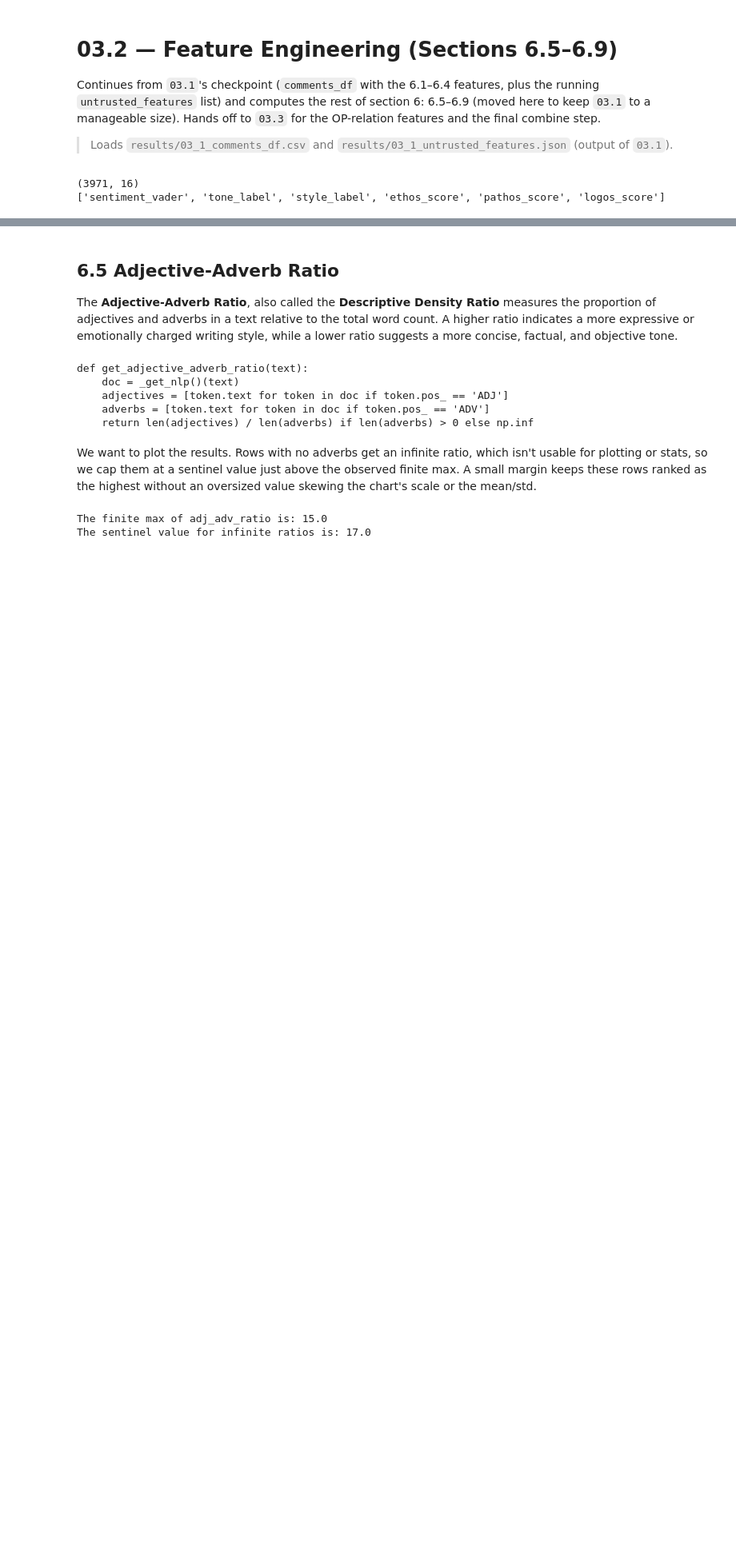
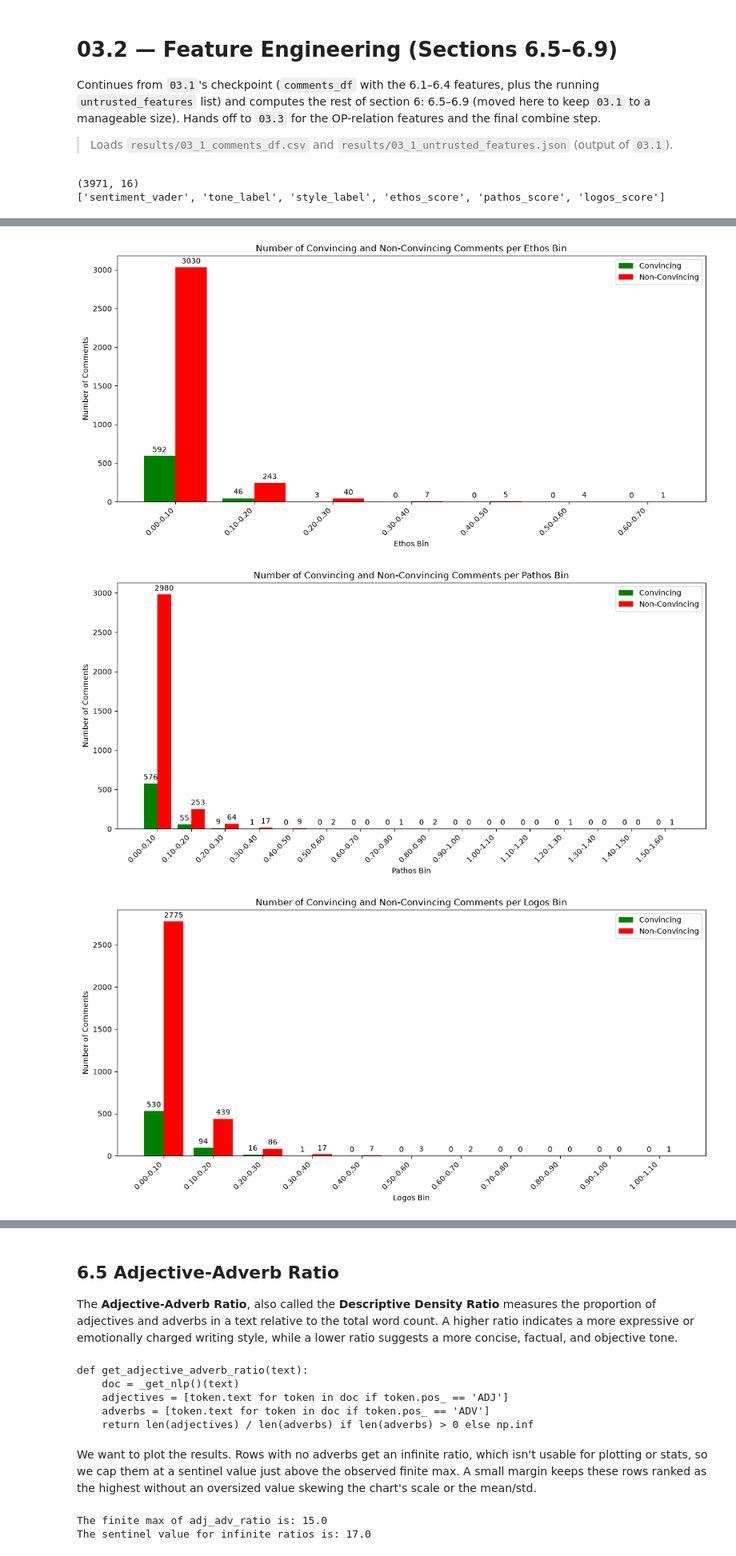
Before and after one commit to jct-nlp/change-my-view-2025, a Jupyter notebook: this work/03.2_feature_engineering_part2.ipynb, the cells around one changed output, grey strips where cells are left out. Shown at 80% size. Saved outputs shown, nothing was run; the diff lists cells and outputs as text; code cells hidden in the pictures; blank space fills up the shorter version.

```diff
--- a/this work/03.2_feature_engineering_part2.ipynb
+++ b/this work/03.2_feature_engineering_part2.ipynb
@@ -20,0 +65,38 @@ import common_functions
+# %%
+from empath import Empath
+import pandas as pd
+
+lexicon = Empath()
+
+def compute_rhetorical_scores():
+  for index, row in comments_df.iterrows():
+    if pd.isna(row['ethos_score']) or pd.isna(row['pathos_score']) or pd.isna(row['logos_score']):  # calculate only if wasn't calculated yet
+      print(f"Calculating rhethorical means for index {index}")
+      if isinstance(row['thread_text'], str):
+        text = row['thread_text'] + "\n" + row['final_comment']
+      else:
+        text = row['final_comment']
+
+      analysis = lexicon.analyze(text, normalize=True)  # Normalize to percentage
+
+      ethos_score = sum(analysis[cat] for cat in ethos_categories)
+      pathos_score = sum(analysis[cat] for cat in pathos_categories)
+      logos_score = sum(analysis[cat] for cat in logos_categories)
+
+      comments_df.at[index, 'ethos_score'] = ethos_score
+      comments_df.at[index, 'pathos_score'] = pathos_score
+      comments_df.at[index, 'logos_score'] = logos_score
+# %%
+import os
+
+rhetorical_checkpoint = '../results/comments_df_rhetorical_checkpoint.csv'
+if os.path.exists(rhetorical_checkpoint):
+  comments_df = pd.read_csv(rhetorical_checkpoint)
+  print("Loaded from checkpoint")
+else:
+  compute_rhetorical_scores()
+  comments_df.to_csv(rhetorical_checkpoint, index=False)
+  print("Computed and saved checkpoint")
+
+rhetorical_score_cols = ['ethos_score', 'pathos_score', 'logos_score']
+comments_df[rhetorical_score_cols] = comments_df[rhetorical_score_cols].astype(float)  # stays object dtype after the None init above otherwise
@@ -20,0 +107,8 @@ import common_functions
+# %%
+common_functions.plot_feature(comments_df, 'ethos_score', 'Ethos', 0.10)
+common_functions.plot_feature(comments_df, 'pathos_score', 'Pathos', 0.10)
+common_functions.plot_feature(comments_df, 'logos_score', 'Logos', 0.10)
+# %% [output]
+[figure, added]
+[figure, added]
+[figure, added]
```
Also changed, not shown: parts of 24 cells of this notebook, 1 other file.
